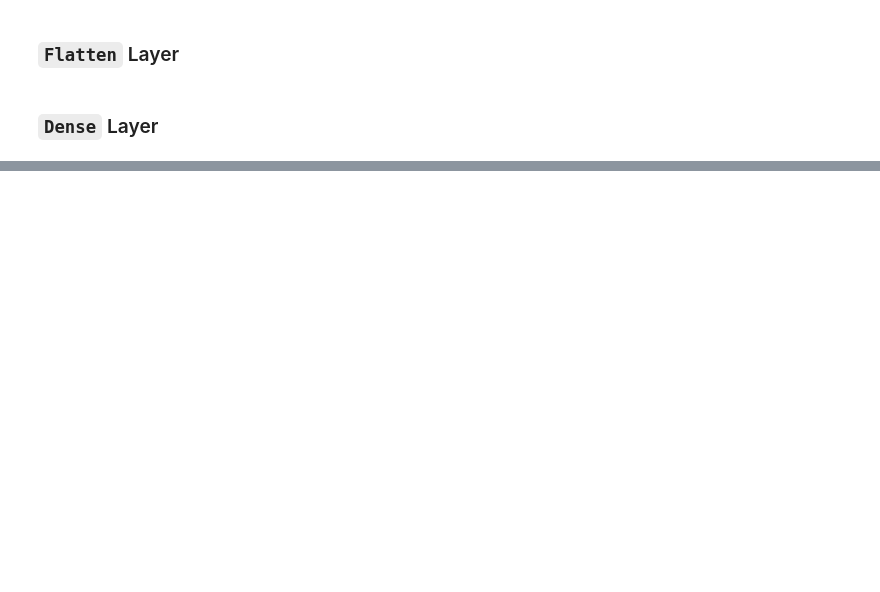
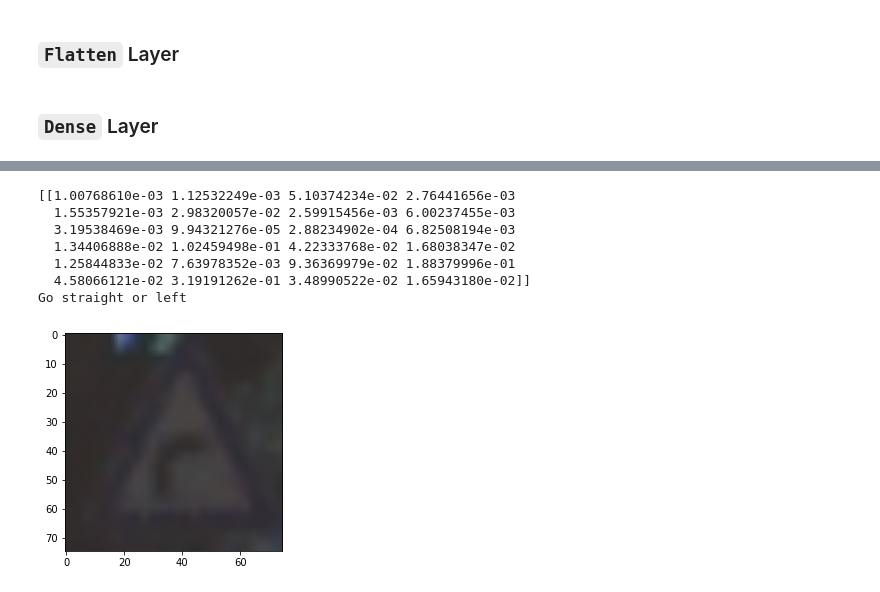
Before and after one commit to VenkateshRoshan/NeuralNetwork-CNN, a Jupyter notebook: CNN_2.O.ipynb, the cells around one changed output, grey strips where cells are left out. Saved outputs shown, nothing was run; the diff lists cells and outputs as text; code cells hidden in the pictures; blank space fills up the shorter version.

```diff
--- a/CNN_2.O.ipynb
+++ b/CNN_2.O.ipynb
@@ -41,0 +122,2 @@ Y_test = np.array(Y_test)
+# %%
+X_train , Y_train = LoadData(Train_Path,'Train')
@@ -114,15 +401,18 @@ class Sigmoid :
 # %%
 class Flatten :
 
-    def __init__ (self,input_shape=None) :
-        self.__Name__ = 'Flatten'
+    def __init__ (self,input_shape=None,output_shape=None,__Name__='Flatten') :
+        self.__Name__ = __Name__
         self.__type__ = 'flat'
         self.input_shape = input_shape
         self.A_F = None
         re = 1
-        for i in input_shape :
-            re *= i
-        self.output_shape = re
+        if output_shape is None :
+            for i in input_shape :
+                re *= i
+            self.output_shape = re
+        else :
+            self.output_shape = output_shape
 
     def feed(self,X) :
         self.input = X
@@ -137,16 +427,24 @@ class Flatten :
 # %%
 class Dense :
 
-    def __init__ (self,input_shape,N_F,A_F=None) :
-        self.__Name__ = 'Dense'
+    def __init__ (self,input_shape,N_F,A_F=None,wt=None,bias=None,output_shape=None,__Name__='Dense') :
+        self.__Name__ = __Name__
         self.__type__ = 'dense'
         self.input_shape = input_shape
         self.N_F = N_F
         self.A_F = A_F
-        self.output_shape = N_F
-        self.weights = np.random.randn(self.input_shape, self.output_shape) / np.sqrt(self.input_shape + self.output_shape)
-        self.bias = np.random.randn(1, self.output_shape) / np.sqrt(self.input_shape + self.output_shape)
-        #self.bias = np.random.randint(0,2,(1,self.output_shape)) / np.sqrt(self.input_shape + self.output_shape)
+        if output_shape is None :
+            self.output_shape = N_F
+        else :
+            self.output_shape = output_shape
+        if wt is None :
+            self.weights = 0.5*np.random.randn(self.input_shape, self.output_shape) / np.sqrt(self.input_shape + self.output_shape)
+        else :
+            self.weights = wt
+        if bias is None :
+            self.bias = np.random.randn(1, self.output_shape) / np.sqrt(self.input_shape + self.output_shape)
+        else :
+            self.bias = bias
 
     def feed(self,X) :
         if X.shape[0] != 1 :
@@ -387,5 +699,8 @@ class Sequential :
 # %%
 model = Sequential()
+# model.add(Conv2D(3,3,input_shape=X_train[0].shape,A_F='ReLU'))
+# model.add(MaxPool2D(5,input_shape=model.output_shape))
+# model.add(Flatten(input_shape=model.output_shape))
 model.add(Flatten(input_shape=X_train[0].shape))
 model.add(Dense(input_shape=model.output_shape,N_F=100,A_F='ReLU'))
 model.add(Dense(input_shape=model.output_shape,N_F=32,A_F='ReLU'))
@@ -393,7 +708,7 @@ model.add(Dense(input_shape=model.output_shape,N_F=len(set(Y_train)),A_F='Softma
 model.compile(loss='cross_entropy',metrics=['acc'])
 
 model.Summary()
-model.fit(train_data=(X_train,Y_train),epochs=10,lr=1e-02,validation_split=.1)#,valid_data=(X_test,Y_test))
+model.fit(train_data=(X_train,Y_train),epochs=30,lr=1e-01,validation_split=.1)#,valid_data=(X_test,Y_test))
 # %% [output]
 ============================================================
 Model Summary
@@ -445,6 +807,15 @@ plt.show()
 # %%
-img = X_train[6]
+img = X_train[10]
 print(model.predict(img))
-print(model.pred_class(img))
+print(Labels[model.pred_class(img)])
 plt.imshow(img)
 plt.show()
+# %% [output]
+[[1.00768610e-03 1.12532249e-03 5.10374234e-02 2.76441656e-03
+  1.55357921e-03 2.98320057e-02 2.59915456e-03 6.00237455e-03
+  3.19538469e-03 9.94321276e-05 2.88234902e-04 6.82508194e-03
+  1.34406888e-02 1.02459498e-01 4.22333768e-02 1.68038347e-02
+  1.25844833e-02 7.63978352e-03 9.36369979e-02 1.88379996e-01
+  4.58066121e-02 3.19191262e-01 3.48990522e-02 1.65943180e-02]]
+Go straight or left
+[figure, added]
```
Also changed, not shown: parts of 30 cells of this notebook.
